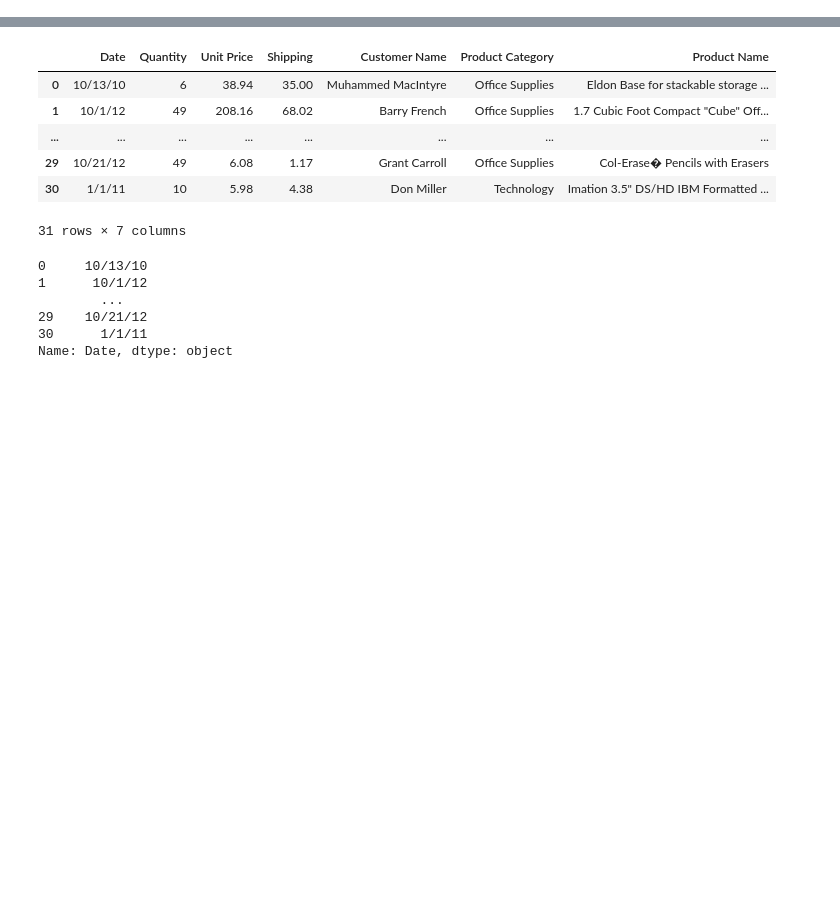
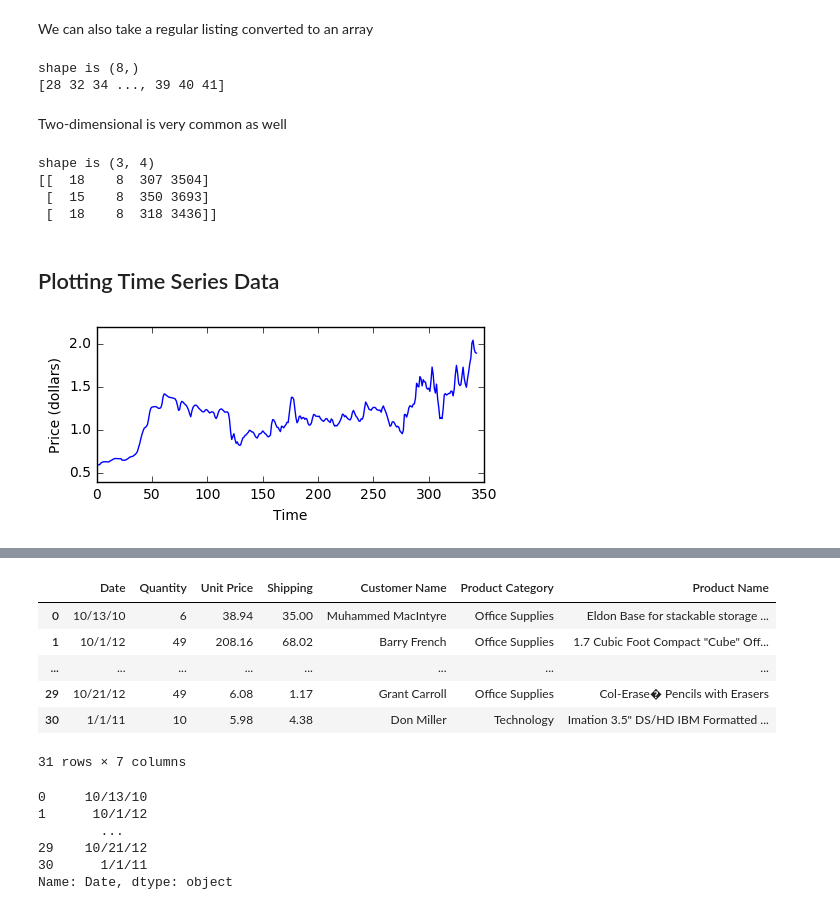
Before and after one commit to parrt/msds501, a Jupyter notebook: notes/data.ipynb, the cells around one changed output, grey strips where cells are left out. Saved outputs shown, nothing was run; the diff lists cells and outputs as text; code cells hidden in the pictures; blank space fills up the shorter version.

```diff
--- a/notes/data.ipynb
+++ b/notes/data.ipynb
@@ -57,0 +34,5 @@ plt.show()
+# %%
+prices = pandas.read_csv('data/prices.txt')
+print "type is", type(prices)
+print "shape is", prices.shape
+prices
@@ -57,0 +66,37 @@ plt.show()
+# %% [markdown]
+We can also take a regular listing converted to an array
+# %%
+sizes = [28, 32, 34, 36, 38, 39, 40, 41]
+a = np.array(sizes)
+print "shape is", a.shape
+print a
+# %% [output]
+shape is (8,)
+[28 32 34 ..., 39 40 41]
+# %% [markdown]
+Two-dimensional is very common as well
+# %%
+stuff = [
+    [ 18, 8, 307, 3504],
+    [ 15, 8, 350, 3693],
+    [ 18, 8, 318, 3436]
+]
+m = np.array(stuff)
+print "shape is", m.shape
+print m
+# %% [output]
+shape is (3, 4)
+[[  18    8  307 3504]
+ [  15    8  350 3693]
+ [  18    8  318 3436]]
+# %% [markdown]
+## Plotting Time Series Data
+# %%
+time = np.arange(0, len(prices), 1)
+fig=plt.figure(figsize=(5, 2))
+plt.plot(time, prices)
+plt.xlabel("Time")
+plt.ylabel("Price (dollars)")
+plt.show()
+# %% [output]
+[figure, added]
```
Also changed, not shown: parts of 28 cells of this notebook, 4 other files.
